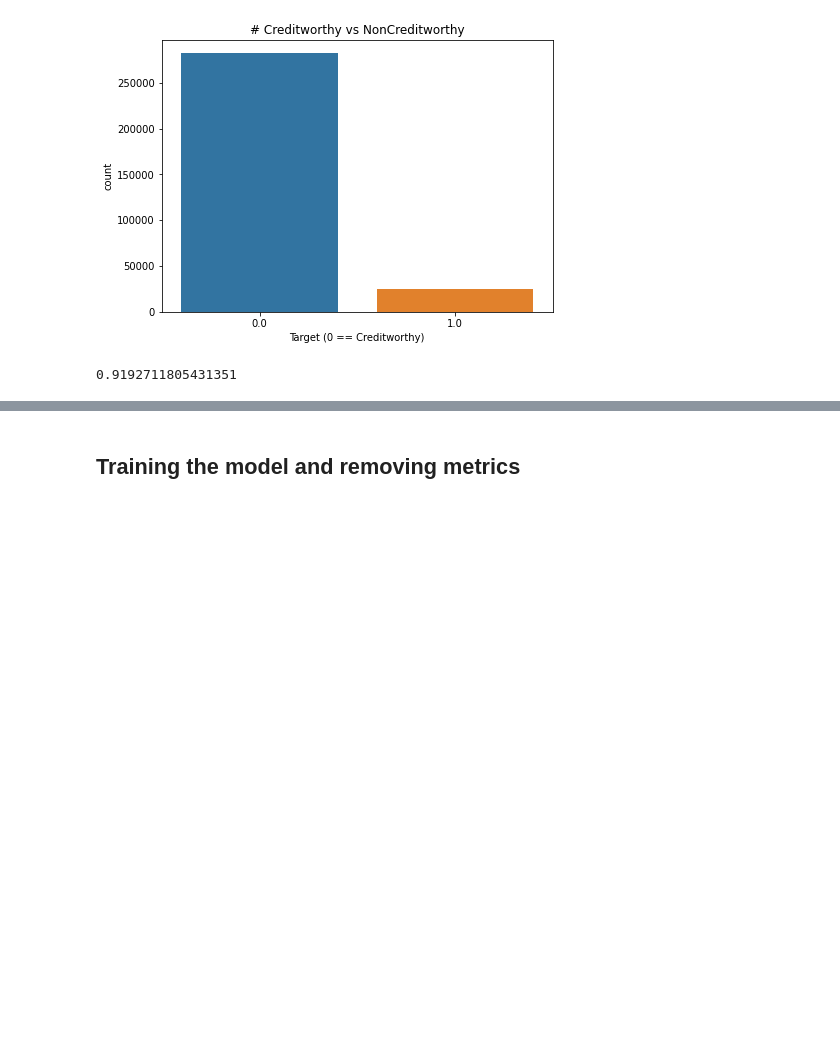
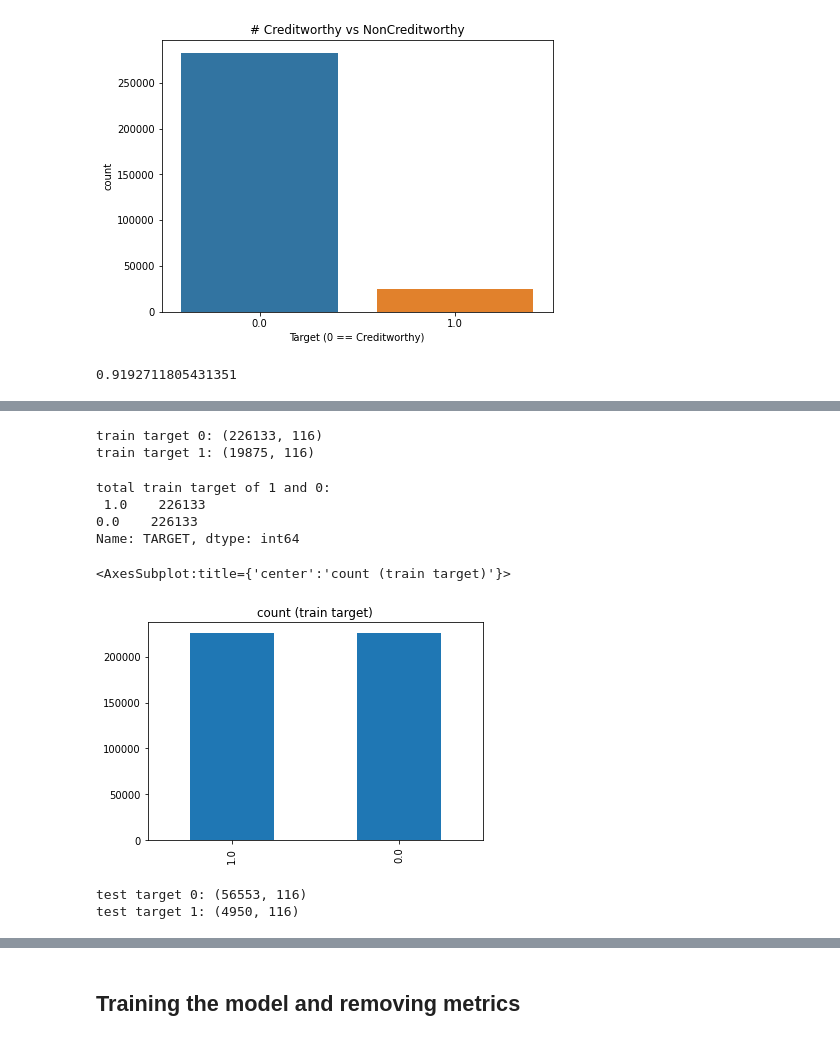
Before and after one commit to PolinaLegusheva/coursework-2021, a Jupyter notebook: experiments_full_dataset.ipynb, the cells around one changed output, grey strips where cells are left out. Drawn from its saved outputs; the diff is of its cells as text; code cells hidden in the pictures; blank space fills up the shorter version.

```diff
--- a/experiments_full_dataset.ipynb
+++ b/experiments_full_dataset.ipynb
@@ -222,0 +268,30 @@ X_train, X_test, y_train, y_test = train_test_split(X, y)
+# %%
+train_target_count_0, train_target_count_1 = train['TARGET'].value_counts()
+train_target_0 = train[train['TARGET'] == 0]
+train_target_1 = train[train['TARGET'] == 1]
+print('train target 0:', train_target_0.shape)
+print('train target 1:', train_target_1.shape)
+# %% [output]
+train target 0: (226133, 116)
+train target 1: (19875, 116)
+# %%
+train_target_1_over = train_target_1.sample(train_target_count_0, replace = True)
+train_over = pd.concat([train_target_1_over, train_target_0], axis = 0)
+print("total train target of 1 and 0:\n", train_over['TARGET'].value_counts())
+train_over['TARGET'].value_counts().plot(kind='bar', title='count (train target)')
+# %% [output]
+total train target of 1 and 0:
+ 1.0    226133
+0.0    226133
+Name: TARGET, dtype: int64
+<AxesSubplot:title={'center':'count (train target)'}>
+[figure, added]
+# %%
+test_target_count_0, test_target_count_1 = test['TARGET'].value_counts()
+test_target_0 = test[test['TARGET'] == 0]
+test_target_1 = test[test['TARGET'] == 1]
+print('test target 0:', test_target_0.shape)
+print('test target 1:', test_target_1.shape)
+# %% [output]
+test target 0: (56553, 116)
+test target 1: (4950, 116)
```
Also changed, not shown: parts of 35 cells of this notebook.
